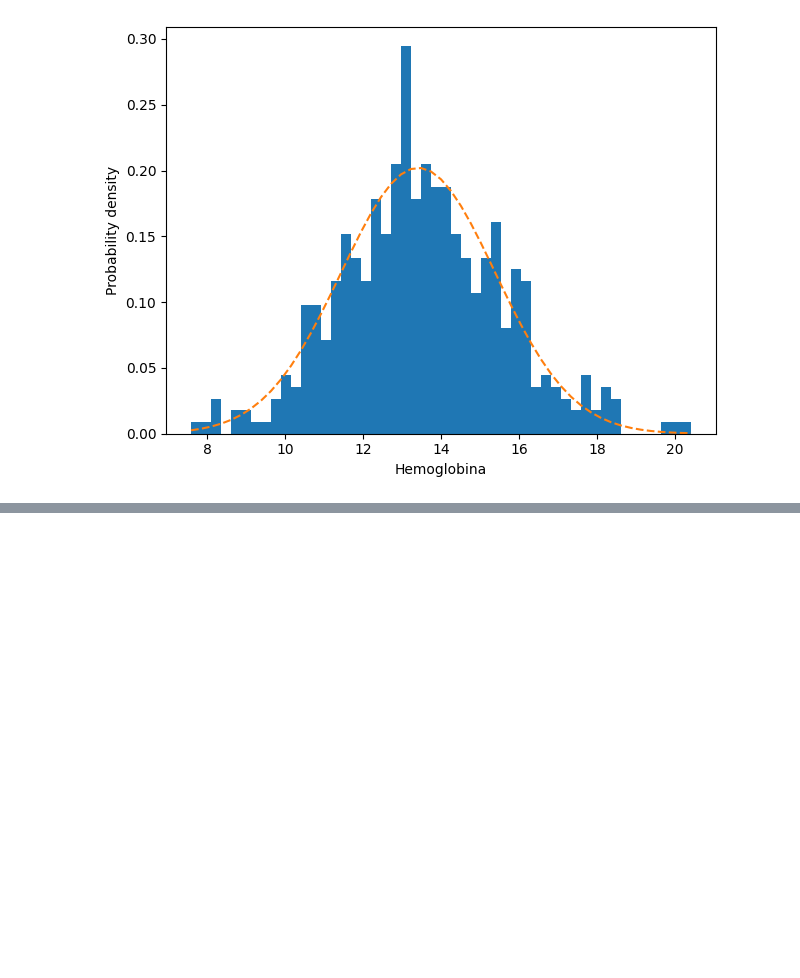
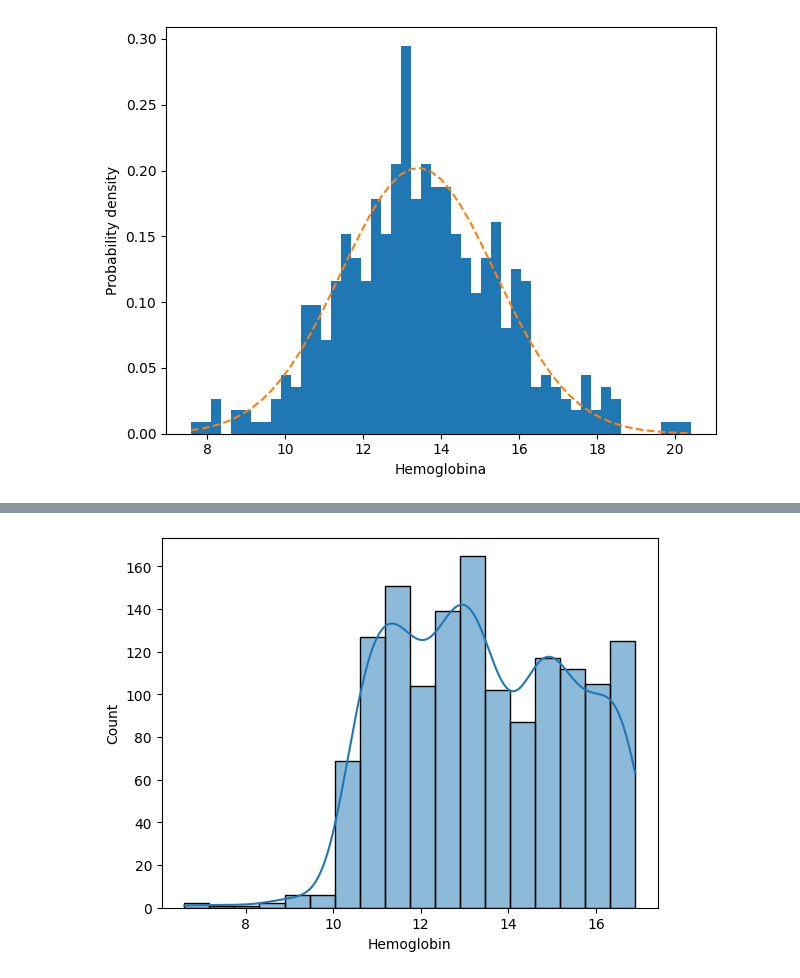
Before and after one commit to cantaruttim/Anemia, a Jupyter notebook: Anemia.ipynb, the cells around one changed output, grey strips where cells are left out. Saved outputs shown, nothing was run; the diff lists cells and outputs as text; code cells hidden in the pictures; blank space fills up the shorter version.

```diff
--- a/Anemia.ipynb
+++ b/Anemia.ipynb
@@ -97,0 +103,4 @@ plt.show()
+# %%
+sns.histplot(dataset['Hemoglobin'], kde=True);
+# %% [output]
+[figure, added]
```
Also changed, not shown: parts of 21 cells of this notebook.
